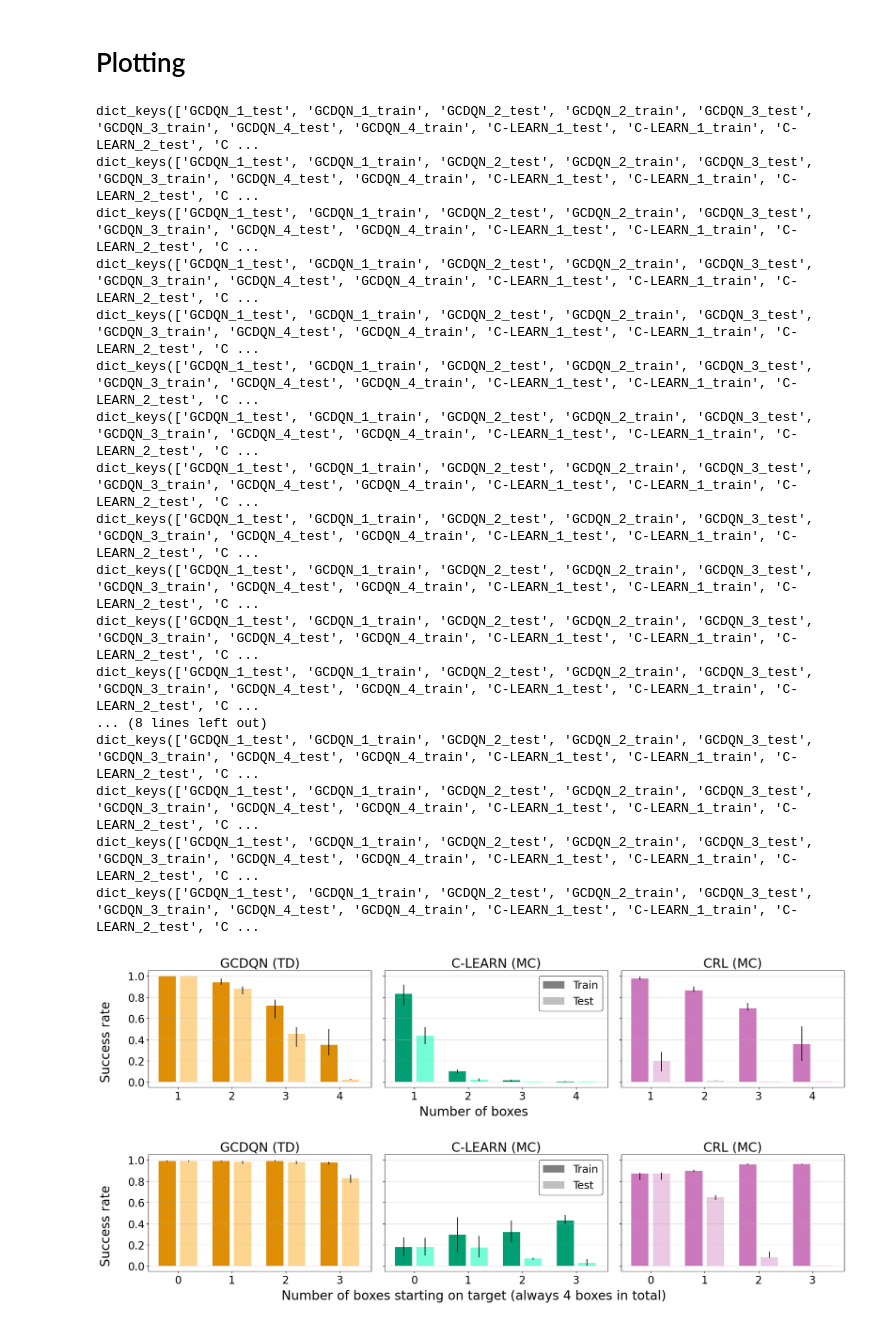
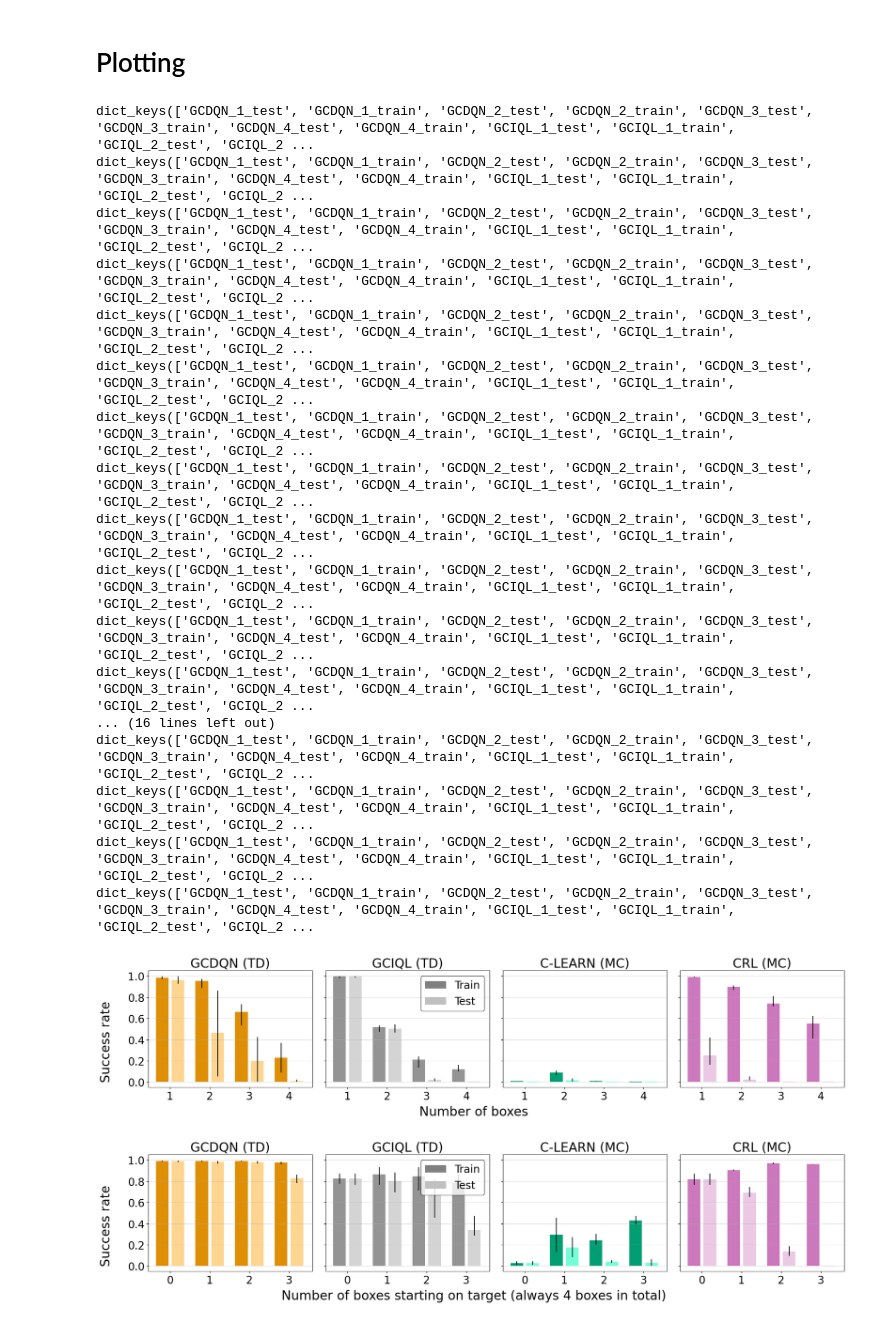
Before and after one commit to wladekpal/golden-standard, a Jupyter notebook: notebooks/plotting/plot_main.ipynb, the cells around one changed output. Drawn from its saved outputs; the diff is of its cells as text; code cells hidden in the pictures.

```diff
--- a/notebooks/plotting/plot_main.ipynb
+++ b/notebooks/plotting/plot_main.ipynb
@@ -41,6 +41,8 @@ def exact_grouping_func(config):
         result += 'GCDQN'
     elif config['agent']['agent_name'] == 'clearn_search':
         result += "C-LEARN"
+    elif config['agent']['agent_name'] == 'gciql_search':
+        result += "GCIQL"
     else:
         result += "CRL"
 
@@ -54,6 +56,8 @@ def generalized_grouping_func(config):
         result += 'GCDQN'
     elif config['agent']['agent_name'] == 'clearn_search':
         result += "C-LEARN"
+    elif config['agent']['agent_name'] == 'gciql_search':
+        result += "GCIQL"
     else:
         result += "CRL"
 
@@ -61,7 +65,7 @@ def generalized_grouping_func(config):
 
     return result
 
-agents = ['GCDQN', 'C-LEARN', 'CRL']
+agents = ['GCDQN', 'GCIQL', 'C-LEARN', 'CRL']
 
 config_1 = {
     "directory": "main",
@@ -112,7 +116,7 @@ all_configs.append(config_2)
 
 
 for config_idx, config in enumerate(all_configs):
-    fig, axes = plt.subplots(1, 3, figsize=(20,5), sharey='row')
+    fig, axes = plt.subplots(1, 4, figsize=(20,5), sharey='row')
     plt.title(config['title'])
     fig.supylabel('Success rate', x=0.01)
     fig.supxlabel(config['ylabel'], y=0.1)
@@ -158,7 +162,7 @@ for config_idx, config in enumerate(all_configs):
 
     for ax, alg in zip(axes, agents):
 
-        ax.set_title(alg + (" (TD)" if alg == "GCDQN" else " (MC)"))
+        ax.set_title(alg + (" (TD)" if alg in ["GCDQN", "GCIQL"] else " (MC)"))
         ax.grid(alpha=0.4, axis='y')
         ax.set_ylim(bottom=-0.05, top=1.05)
         box_centers = []
@@ -189,51 +193,51 @@ for config_idx, config in enumerate(all_configs):
             test_bottom = aggregate_scores_cis['_'.join([alg, box_lookup_label, 'test'])][0]
             test_top = aggregate_scores_cis['_'.join([alg, box_lookup_label, 'test'])][1]
 
-            alg_id = alg + ('_TD' if 'DQN' in alg else '_MC')
+            alg_id = alg + ('_TD' if 'DQN' in alg or 'GCIQL' in alg else '_MC')
             train_color=return_color(alg_id, train=True)
             test_color=return_color(alg_id, train=False)
             ax.bar(box_center - 0.5, train_score, yerr=(train_score - train_bottom, train_top - train_score), color=train_color)
             ax.bar(box_center + 0.5, test_score, yerr=(test_score - test_bottom, test_top - test_score), color=test_color)
 
             if train_score <= 0.01:
                 ax.hlines(train_score, xmin=box_center - 0.9, xmax=box_center - 0.1, color=train_color)
 
             if test_score <= 0.01:
                 ax.hlines(test_score, xmin=box_center+0.1, xmax=box_center+0.9, color=test_color)
 
 
         ax.set_xticks(np.array(box_centers), box_labels)
         ax.set_yticks(np.arange(0, 1.1, 0.2))
 
 
     legend_train_color = 'gray'
     legend_test_color = lighten_color('gray', amount=0.5)
     legend_elements = [Patch(facecolor=legend_train_color, label='Train'), Patch(facecolor=legend_test_color, label='Test')]
 
     axes[1].legend(handles=legend_elements, edgecolor='black', loc='upper right')
 
     plt.tight_layout()
 
 
     plt.savefig(os.path.join(figure_path, config['save']) + '.png',bbox_inches='tight')
     plt.savefig(os.path.join(figure_path, config['save']) + '.pdf',bbox_inches='tight')
 # %% [output]
-dict_keys(['GCDQN_1_test', 'GCDQN_1_train', 'GCDQN_2_test', 'GCDQN_2_train', 'GCDQN_3_test', 'GCDQN_3_train', 'GCDQN_4_test', 'GCDQN_4_train', 'C-LEARN_1_test', 'C-LEARN_1_train', 'C-LEARN_2_test', 'C ...
-dict_keys(['GCDQN_1_test', 'GCDQN_1_train', 'GCDQN_2_test', 'GCDQN_2_train', 'GCDQN_3_test', 'GCDQN_3_train', 'GCDQN_4_test', 'GCDQN_4_train', 'C-LEARN_1_test', 'C-LEARN_1_train', 'C-LEARN_2_test', 'C ...
-dict_keys(['GCDQN_1_test', 'GCDQN_1_train', 'GCDQN_2_test', 'GCDQN_2_train', 'GCDQN_3_test', 'GCDQN_3_train', 'GCDQN_4_test', 'GCDQN_4_train', 'C-LEARN_1_test', 'C-LEARN_1_train', 'C-LEARN_2_test', 'C ...
-dict_keys(['GCDQN_1_test', 'GCDQN_1_train', 'GCDQN_2_test', 'GCDQN_2_train', 'GCDQN_3_test', 'GCDQN_3_train', 'GCDQN_4_test', 'GCDQN_4_train', 'C-LEARN_1_test', 'C-LEARN_1_train', 'C-LEARN_2_test', 'C ...
-dict_keys(['GCDQN_1_test', 'GCDQN_1_train', 'GCDQN_2_test', 'GCDQN_2_train', 'GCDQN_3_test', 'GCDQN_3_train', 'GCDQN_4_test', 'GCDQN_4_train', 'C-LEARN_1_test', 'C-LEARN_1_train', 'C-LEARN_2_test', 'C ...
-dict_keys(['GCDQN_1_test', 'GCDQN_1_train', 'GCDQN_2_test', 'GCDQN_2_train', 'GCDQN_3_test', 'GCDQN_3_train', 'GCDQN_4_test', 'GCDQN_4_train', 'C-LEARN_1_test', 'C-LEARN_1_train', 'C-LEARN_2_test', 'C ...
-dict_keys(['GCDQN_1_test', 'GCDQN_1_train', 'GCDQN_2_test', 'GCDQN_2_train', 'GCDQN_3_test', 'GCDQN_3_train', 'GCDQN_4_test', 'GCDQN_4_train', 'C-LEARN_1_test', 'C-LEARN_1_train', 'C-LEARN_2_test', 'C ...
-dict_keys(['GCDQN_1_test', 'GCDQN_1_train', 'GCDQN_2_test', 'GCDQN_2_train', 'GCDQN_3_test', 'GCDQN_3_train', 'GCDQN_4_test', 'GCDQN_4_train', 'C-LEARN_1_test', 'C-LEARN_1_train', 'C-LEARN_2_test', 'C ...
-dict_keys(['GCDQN_1_test', 'GCDQN_1_train', 'GCDQN_2_test', 'GCDQN_2_train', 'GCDQN_3_test', 'GCDQN_3_train', 'GCDQN_4_test', 'GCDQN_4_train', 'C-LEARN_1_test', 'C-LEARN_1_train', 'C-LEARN_2_test', 'C ...
-dict_keys(['GCDQN_1_test', 'GCDQN_1_train', 'GCDQN_2_test', 'GCDQN_2_train', 'GCDQN_3_test', 'GCDQN_3_train', 'GCDQN_4_test', 'GCDQN_4_train', 'C-LEARN_1_test', 'C-LEARN_1_train', 'C-LEARN_2_test', 'C ...
-dict_keys(['GCDQN_1_test', 'GCDQN_1_train', 'GCDQN_2_test', 'GCDQN_2_train', 'GCDQN_3_test', 'GCDQN_3_train', 'GCDQN_4_test', 'GCDQN_4_train', 'C-LEARN_1_test', 'C-LEARN_1_train', 'C-LEARN_2_test', 'C ...
-dict_keys(['GCDQN_1_test', 'GCDQN_1_train', 'GCDQN_2_test', 'GCDQN_2_train', 'GCDQN_3_test', 'GCDQN_3_train', 'GCDQN_4_test', 'GCDQN_4_train', 'C-LEARN_1_test', 'C-LEARN_1_train', 'C-LEARN_2_test', 'C ...
-... (8 lines left out)
-dict_keys(['GCDQN_1_test', 'GCDQN_1_train', 'GCDQN_2_test', 'GCDQN_2_train', 'GCDQN_3_test', 'GCDQN_3_train', 'GCDQN_4_test', 'GCDQN_4_train', 'C-LEARN_1_test', 'C-LEARN_1_train', 'C-LEARN_2_test', 'C ...
-dict_keys(['GCDQN_1_test', 'GCDQN_1_train', 'GCDQN_2_test', 'GCDQN_2_train', 'GCDQN_3_test', 'GCDQN_3_train', 'GCDQN_4_test', 'GCDQN_4_train', 'C-LEARN_1_test', 'C-LEARN_1_train', 'C-LEARN_2_test', 'C ...
-dict_keys(['GCDQN_1_test', 'GCDQN_1_train', 'GCDQN_2_test', 'GCDQN_2_train', 'GCDQN_3_test', 'GCDQN_3_train', 'GCDQN_4_test', 'GCDQN_4_train', 'C-LEARN_1_test', 'C-LEARN_1_train', 'C-LEARN_2_test', 'C ...
-dict_keys(['GCDQN_1_test', 'GCDQN_1_train', 'GCDQN_2_test', 'GCDQN_2_train', 'GCDQN_3_test', 'GCDQN_3_train', 'GCDQN_4_test', 'GCDQN_4_train', 'C-LEARN_1_test', 'C-LEARN_1_train', 'C-LEARN_2_test', 'C ...
+dict_keys(['GCDQN_1_test', 'GCDQN_1_train', 'GCDQN_2_test', 'GCDQN_2_train', 'GCDQN_3_test', 'GCDQN_3_train', 'GCDQN_4_test', 'GCDQN_4_train', 'GCIQL_1_test', 'GCIQL_1_train', 'GCIQL_2_test', 'GCIQL_2 ...
+dict_keys(['GCDQN_1_test', 'GCDQN_1_train', 'GCDQN_2_test', 'GCDQN_2_train', 'GCDQN_3_test', 'GCDQN_3_train', 'GCDQN_4_test', 'GCDQN_4_train', 'GCIQL_1_test', 'GCIQL_1_train', 'GCIQL_2_test', 'GCIQL_2 ...
+dict_keys(['GCDQN_1_test', 'GCDQN_1_train', 'GCDQN_2_test', 'GCDQN_2_train', 'GCDQN_3_test', 'GCDQN_3_train', 'GCDQN_4_test', 'GCDQN_4_train', 'GCIQL_1_test', 'GCIQL_1_train', 'GCIQL_2_test', 'GCIQL_2 ...
+dict_keys(['GCDQN_1_test', 'GCDQN_1_train', 'GCDQN_2_test', 'GCDQN_2_train', 'GCDQN_3_test', 'GCDQN_3_train', 'GCDQN_4_test', 'GCDQN_4_train', 'GCIQL_1_test', 'GCIQL_1_train', 'GCIQL_2_test', 'GCIQL_2 ...
+dict_keys(['GCDQN_1_test', 'GCDQN_1_train', 'GCDQN_2_test', 'GCDQN_2_train', 'GCDQN_3_test', 'GCDQN_3_train', 'GCDQN_4_test', 'GCDQN_4_train', 'GCIQL_1_test', 'GCIQL_1_train', 'GCIQL_2_test', 'GCIQL_2 ...
+dict_keys(['GCDQN_1_test', 'GCDQN_1_train', 'GCDQN_2_test', 'GCDQN_2_train', 'GCDQN_3_test', 'GCDQN_3_train', 'GCDQN_4_test', 'GCDQN_4_train', 'GCIQL_1_test', 'GCIQL_1_train', 'GCIQL_2_test', 'GCIQL_2 ...
+dict_keys(['GCDQN_1_test', 'GCDQN_1_train', 'GCDQN_2_test', 'GCDQN_2_train', 'GCDQN_3_test', 'GCDQN_3_train', 'GCDQN_4_test', 'GCDQN_4_train', 'GCIQL_1_test', 'GCIQL_1_train', 'GCIQL_2_test', 'GCIQL_2 ...
+dict_keys(['GCDQN_1_test', 'GCDQN_1_train', 'GCDQN_2_test', 'GCDQN_2_train', 'GCDQN_3_test', 'GCDQN_3_train', 'GCDQN_4_test', 'GCDQN_4_train', 'GCIQL_1_test', 'GCIQL_1_train', 'GCIQL_2_test', 'GCIQL_2 ...
+dict_keys(['GCDQN_1_test', 'GCDQN_1_train', 'GCDQN_2_test', 'GCDQN_2_train', 'GCDQN_3_test', 'GCDQN_3_train', 'GCDQN_4_test', 'GCDQN_4_train', 'GCIQL_1_test', 'GCIQL_1_train', 'GCIQL_2_test', 'GCIQL_2 ...
+dict_keys(['GCDQN_1_test', 'GCDQN_1_train', 'GCDQN_2_test', 'GCDQN_2_train', 'GCDQN_3_test', 'GCDQN_3_train', 'GCDQN_4_test', 'GCDQN_4_train', 'GCIQL_1_test', 'GCIQL_1_train', 'GCIQL_2_test', 'GCIQL_2 ...
+dict_keys(['GCDQN_1_test', 'GCDQN_1_train', 'GCDQN_2_test', 'GCDQN_2_train', 'GCDQN_3_test', 'GCDQN_3_train', 'GCDQN_4_test', 'GCDQN_4_train', 'GCIQL_1_test', 'GCIQL_1_train', 'GCIQL_2_test', 'GCIQL_2 ...
+dict_keys(['GCDQN_1_test', 'GCDQN_1_train', 'GCDQN_2_test', 'GCDQN_2_train', 'GCDQN_3_test', 'GCDQN_3_train', 'GCDQN_4_test', 'GCDQN_4_train', 'GCIQL_1_test', 'GCIQL_1_train', 'GCIQL_2_test', 'GCIQL_2 ...
+... (16 lines left out)
+dict_keys(['GCDQN_1_test', 'GCDQN_1_train', 'GCDQN_2_test', 'GCDQN_2_train', 'GCDQN_3_test', 'GCDQN_3_train', 'GCDQN_4_test', 'GCDQN_4_train', 'GCIQL_1_test', 'GCIQL_1_train', 'GCIQL_2_test', 'GCIQL_2 ...
+dict_keys(['GCDQN_1_test', 'GCDQN_1_train', 'GCDQN_2_test', 'GCDQN_2_train', 'GCDQN_3_test', 'GCDQN_3_train', 'GCDQN_4_test', 'GCDQN_4_train', 'GCIQL_1_test', 'GCIQL_1_train', 'GCIQL_2_test', 'GCIQL_2 ...
+dict_keys(['GCDQN_1_test', 'GCDQN_1_train', 'GCDQN_2_test', 'GCDQN_2_train', 'GCDQN_3_test', 'GCDQN_3_train', 'GCDQN_4_test', 'GCDQN_4_train', 'GCIQL_1_test', 'GCIQL_1_train', 'GCIQL_2_test', 'GCIQL_2 ...
+dict_keys(['GCDQN_1_test', 'GCDQN_1_train', 'GCDQN_2_test', 'GCDQN_2_train', 'GCDQN_3_test', 'GCDQN_3_train', 'GCDQN_4_test', 'GCDQN_4_train', 'GCIQL_1_test', 'GCIQL_1_train', 'GCIQL_2_test', 'GCIQL_2 ...
-[figure, old version]
+[figure, new version]
-[figure, old version]
+[figure, new version]
```
Also changed, not shown: 4 other files.
